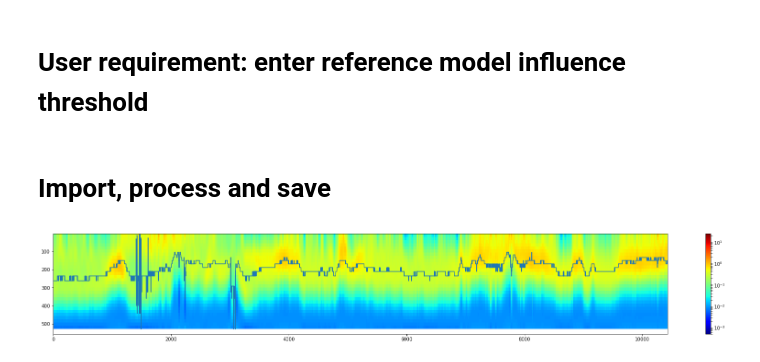
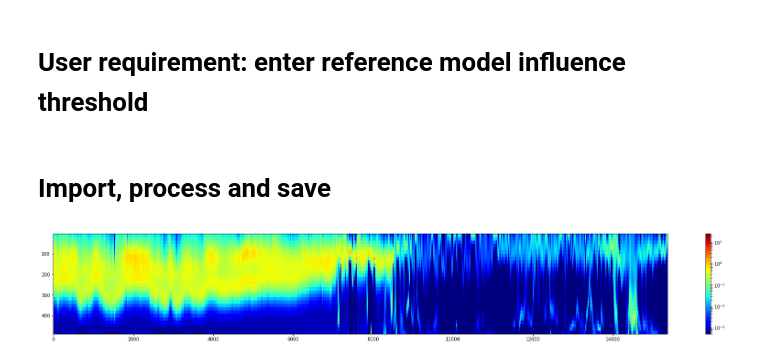
Before and after one commit to erin-telfer/aem_repo, a Jupyter notebook: Depth_of_investigation.ipynb, the cells around one changed output. Cells and saved outputs as stored; diff of their text form; code cells hidden in the pictures.

```diff
--- a/Depth_of_investigation.ipynb
+++ b/Depth_of_investigation.ipynb
@@ -41,3 +41,17 @@ zdataname_max=
+# %%
+##User requirement: enter the location of the xxx data
+#change EM
+EC_column_min= 22
+
+##User requirement: enter column location of xxx data
+depth_column_min= 52
+
+##User requirement: enter column location of xxx data
+elevation_column_min=9
+
+line_column = 5
+easting_column = 7
+northing_column = 8
 # %% [markdown]
 # User requirement: enter file two details
 # %%
@@ -68,13 +82,28 @@ rmit= 50
 # %% [markdown]
 # Import, process and save
+# %%
+#define location variables
+EC_column_min= EC_column_min - 1
+EC_column_max= EC_column_min + reference_layers
+
+depth_column_min= depth_column_min - 1
+depth_column_max= depth_column_min + reference_layers
+
+elevation_column_max=elevation_column_min + 1
+
+line_column = line_column-1
+
+easting_column =easting_column-1
+
+northing_column = northing_column-1
 # %%
 # Import EC data for result one
 input_dat1= folder1 + dat1
 input_data_1=pd.read_fwf(input_dat1, header=None)
-data_1=input_data_1.iloc[:,21:51].transpose().reset_index(drop=True) ###note to explain change to EC
+data_1=input_data_1.iloc[:,EC_column_min:EC_column_max].transpose().reset_index(drop=True) ###note to explain change to EC
 datlen=len(input_data_1.index)
 
 # Import EC data for result two
 input_dat2= folder2 + dat2
-data_2=pd.read_fwf(input_dat2, header=None)
-data_2=data_2.iloc[:,21:51].transpose().reset_index(drop=True)
+input_data_2=pd.read_fwf(input_dat2, header=None)
+data_2=input_data_2.iloc[:,EC_column_min:EC_column_max].transpose().reset_index(drop=True)
@@ -83,13 +110,13 @@ data_2=data_2.iloc[:,21:51].transpose().reset_index(drop=True)
 # %%
 # Import and format depth details
-depth=input_data_1.iloc[1:2,52:82].transpose().reset_index(drop=True)
+depth=input_data_1.iloc[1:2,depth_column_min:depth_column_max].transpose().reset_index(drop=True)
 depth[1].iloc[-1] = depth[1].iloc[-2]
 depth=np.cumsum(depth)
 dt=int(depth[1].iloc[0])
 db=int(depth[1].iloc[-1])
 
 #Import elevation offset
-elevation=input_data_1.iloc[:,8:9].squeeze()
+elevation=input_data_1.iloc[:,elevation_column_min:elevation_column_max].squeeze()
 # %%
 # calculate xxx
 rdi = (np.log10(data_2)-np.log10(data_1)) / (np.log10(reference_EC2)- np.log10(reference_EC1))
@@ -103,15 +130,15 @@ doi=doi.idxmin(axis=0)
 # %%
 #create a figure that shows EC profile and depth of investigation line for one dataset
 plt.figure(figsize =(30,4)) #set size of figure
 norm=mpl.colors.LogNorm(vmin=0.0005, vmax=25.01000)#set min and max EC values
-im = plt.imshow(data_2, aspect='auto', extent=[0,10422,db,dt],
+im = plt.imshow(data_1, aspect='auto', extent=[0,(datlen-1),db,dt],
                  norm=norm,
                  cmap=cm.jet) #plot details
-plt.plot(doi) #add depth of investigation line
+#plt.plot(doi) #add depth of investigation line
 plt.colorbar(im) #add colourbar
 plt.show() #show plot
 # %% [output]
-[figure, old version]
+[figure, new version]
 # %%
 #create and save a .csv that contains depth of investigation data for input into Discover PA software
 rl=doi.subtract(elevation).to_frame() #subtract elevation data from depth of investigation
```
Also changed, not shown: parts of 7 cells of this notebook.
